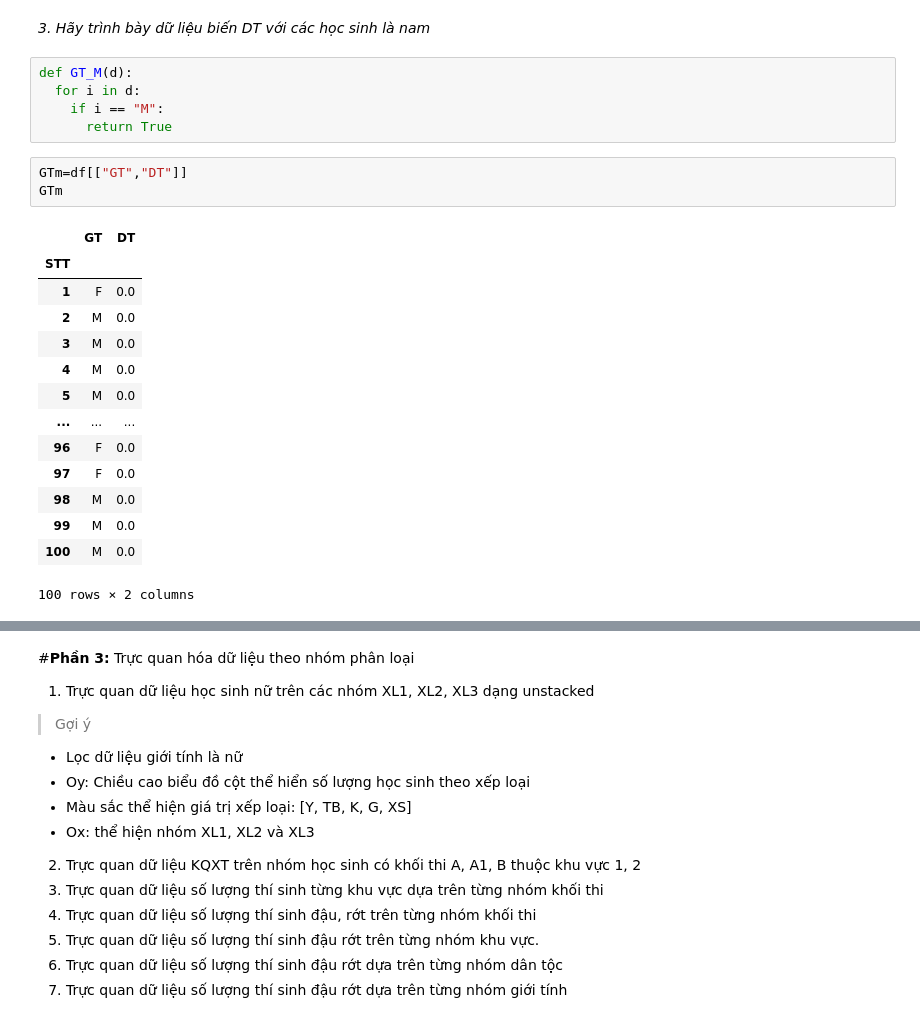
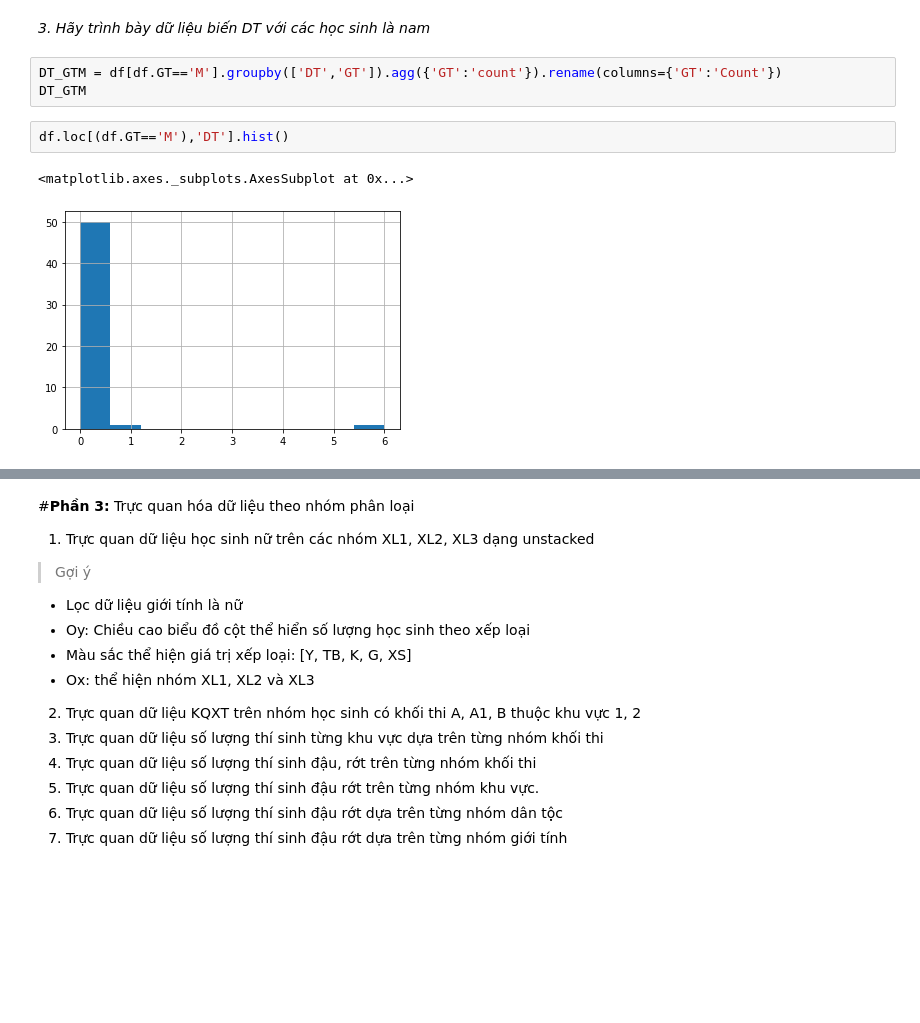
Before and after one commit to NgaanLee/DataAnalystDeepLearning, a Jupyter notebook: Homeworks_Lap02.ipynb, the cells around one changed output, grey strips where cells are left out. Saved outputs shown, nothing was run; the diff lists cells and outputs as text; blank space fills up the shorter version.

```diff
--- a/Homeworks_Lap02.ipynb
+++ b/Homeworks_Lap02.ipynb
@@ -265,26 +233,11 @@ df["US_TBM3"].plot.bar()
 [figure]
 # %% [markdown]
 *3. Hãy trình bày dữ liệu biến DT với các học sinh là nam*
-# %%
-def GT_M(d):
-  for i in d:
-    if i == "M":
-      return True
+# %%
+DT_GTM = df[df.GT=='M'].groupby(['DT','GT']).agg({'GT':'count'}).rename(columns={'GT':'Count'})
+DT_GTM
 # %%
-GTm=df[["GT","DT"]]
-GTm
+df.loc[(df.GT=='M'),'DT'].hist()
 # %% [output]
-|  | GT | DT |
-| STT |  |  |
-| 1 | F | 0.0 |
-| 2 | M | 0.0 |
-| 3 | M | 0.0 |
-| 4 | M | 0.0 |
-| 5 | M | 0.0 |
-| ... | ... | ... |
-| 96 | F | 0.0 |
-| 97 | F | 0.0 |
-| 98 | M | 0.0 |
-| 99 | M | 0.0 |
-| 100 | M | 0.0 |
-100 rows × 2 columns
+<matplotlib.axes._subplots.AxesSubplot at 0x...>
+[figure, added]
```
Also changed, not shown: parts of 52 cells of this notebook.
